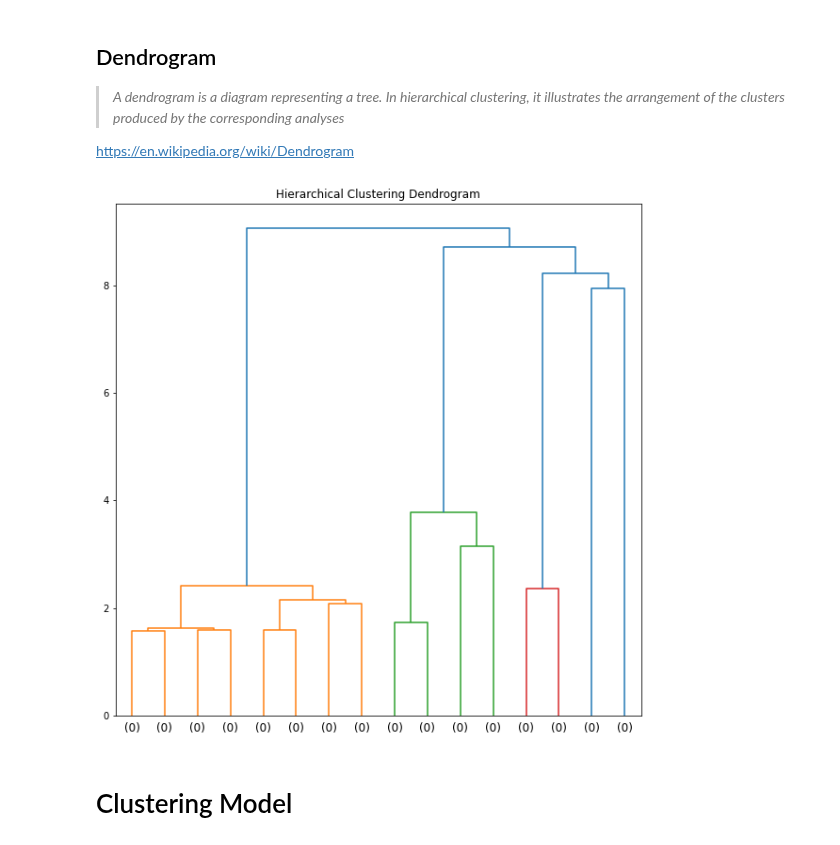
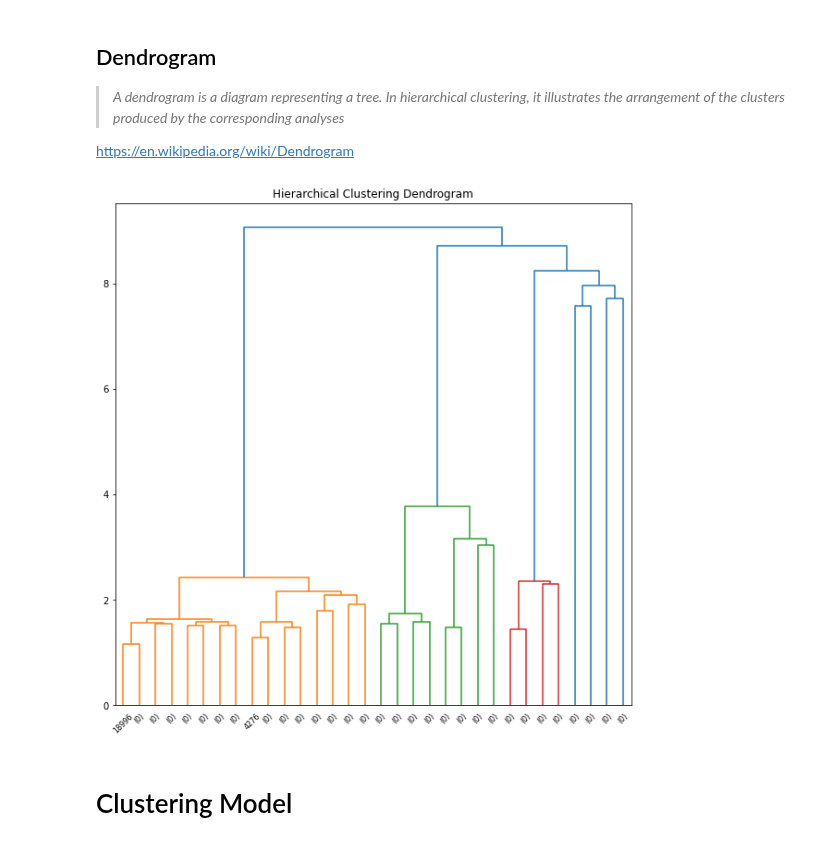
Before and after one commit to broepke/DATA110, a Jupyter notebook: Week 13/DATA110-Week13-broepke.ipynb, the cells around one changed output. Cells and saved outputs as stored; diff of their text form; code cells hidden in the pictures.

```diff
--- a/Week 13/DATA110-Week13-broepke.ipynb
+++ b/Week 13/DATA110-Week13-broepke.ipynb
@@ -256,35 +245,35 @@ https://en.wikipedia.org/wiki/Dendrogram
 # %%
 def plot_dendrogram(model, **kwargs):
     # Create linkage matrix and then plot the dendrogram
     # create the counts of samples under each node
     counts = np.zeros(model.children_.shape[0])
     n_samples = len(model.labels_)
     for i, merge in enumerate(model.children_):
         current_count = 0
         for child_idx in merge:
             if child_idx < n_samples:
                 current_count += 1 # leaf node
         else:
             current_count += counts[child_idx - n_samples]
     counts[i] = current_count
 
     linkage_matrix = np.column_stack([model.children_, model.distances_,counts]).astype(float)
 
     # Plot the corresponding dendrogram
     dendrogram(linkage_matrix, **kwargs)
 
 
 
 # setting distance_threshold=0 ensures we compute the full tree.
 model = AgglomerativeClustering(distance_threshold=0, n_clusters=None)
 model = model.fit(X.toarray())
 plt.figure(figsize=(10, 10))
 plt.title('Hierarchical Clustering Dendrogram')
 # plot the top levels of the dendrogram
-plot_dendrogram(model, truncate_mode='level', p=3, show_leaf_counts=True)
+plot_dendrogram(model, truncate_mode='level', p=4, show_leaf_counts=True)
 plt.show();
 # %% [output]
-[figure, old version]
+[figure, new version]
 # %% [markdown]
 # Clustering Model
 # %%
```
Also changed, not shown: parts of 12 cells of this notebook, 6 other files.
